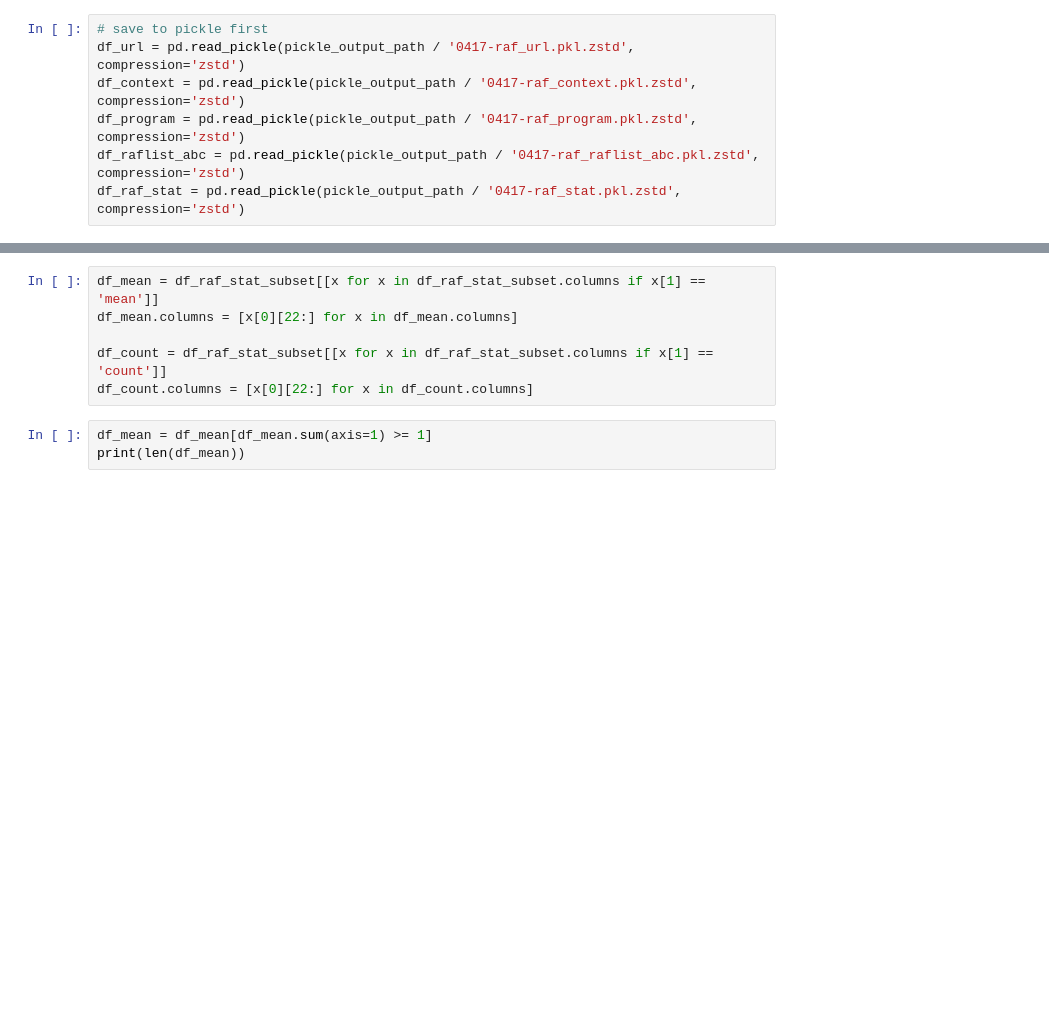
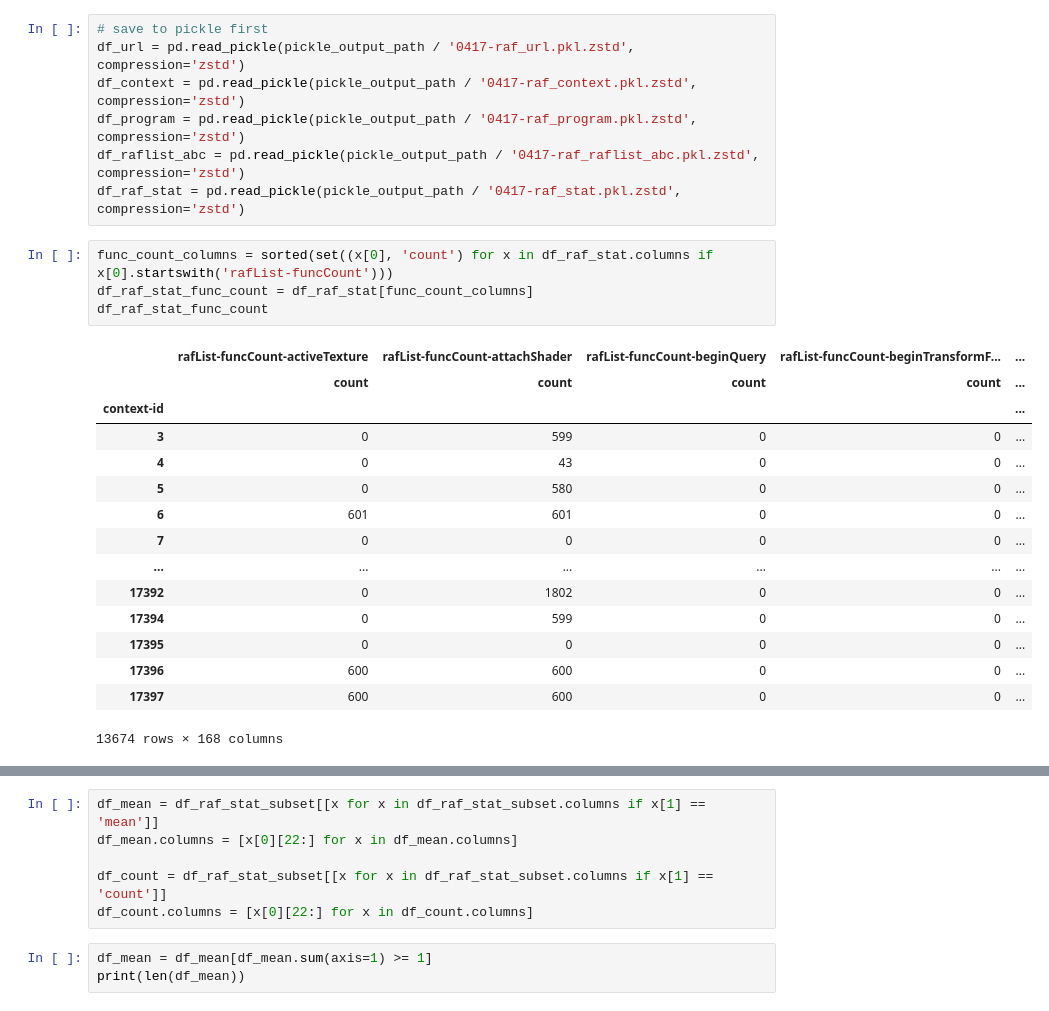
Before and after one commit to yudshj/WebGL-Empirical-Study-new, a Jupyter notebook: 3-4.AnalyzeRaf/3_plot_raf.ipynb, the cells around one changed output, grey strips where cells are left out. Cells and saved outputs as stored; diff of their text form; blank space fills up the shorter version.

```diff
--- a/3-4.AnalyzeRaf/3_plot_raf.ipynb
+++ b/3-4.AnalyzeRaf/3_plot_raf.ipynb
@@ -12,3 +28,23 @@ df_context = pd.read_pickle(pickle_output_path / '0417-raf_context.pkl.zstd', co
 df_program = pd.read_pickle(pickle_output_path / '0417-raf_program.pkl.zstd', compression='zstd')
 df_raflist_abc = pd.read_pickle(pickle_output_path / '0417-raf_raflist_abc.pkl.zstd', compression='zstd')
 df_raf_stat = pd.read_pickle(pickle_output_path / '0417-raf_stat.pkl.zstd', compression='zstd')
+# %%
+func_count_columns = sorted(set((x[0], 'count') for x in df_raf_stat.columns if x[0].startswith('rafList-funcCount')))
+df_raf_stat_func_count = df_raf_stat[func_count_columns]
+df_raf_stat_func_count
+# %% [output]
+|  | rafList-funcCount-activeTexture | rafList-funcCount-attachShader | rafList-funcCount-beginQuery | rafList-funcCount-beginTransformF... | ... |
+|  | count | count | count | count | ... |
+| context-id |  |  |  |  | ... |
+| 3 | 0 | 599 | 0 | 0 | ... |
+| 4 | 0 | 43 | 0 | 0 | ... |
+| 5 | 0 | 580 | 0 | 0 | ... |
+| 6 | 601 | 601 | 0 | 0 | ... |
+| 7 | 0 | 0 | 0 | 0 | ... |
+| ... | ... | ... | ... | ... | ... |
+| 17392 | 0 | 1802 | 0 | 0 | ... |
+| 17394 | 0 | 599 | 0 | 0 | ... |
+| 17395 | 0 | 0 | 0 | 0 | ... |
+| 17396 | 600 | 600 | 0 | 0 | ... |
+| 17397 | 600 | 600 | 0 | 0 | ... |
+13674 rows × 168 columns
```
Also changed, not shown: parts of 9 cells of this notebook, 4 other files.
